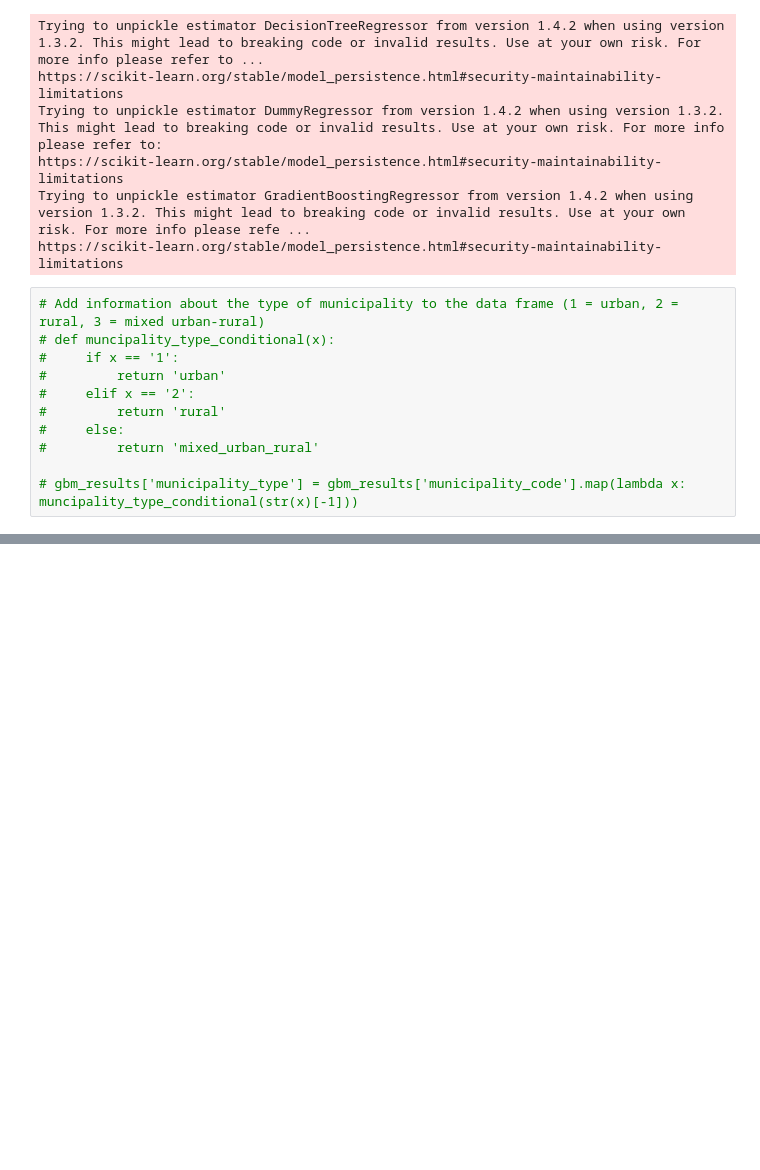
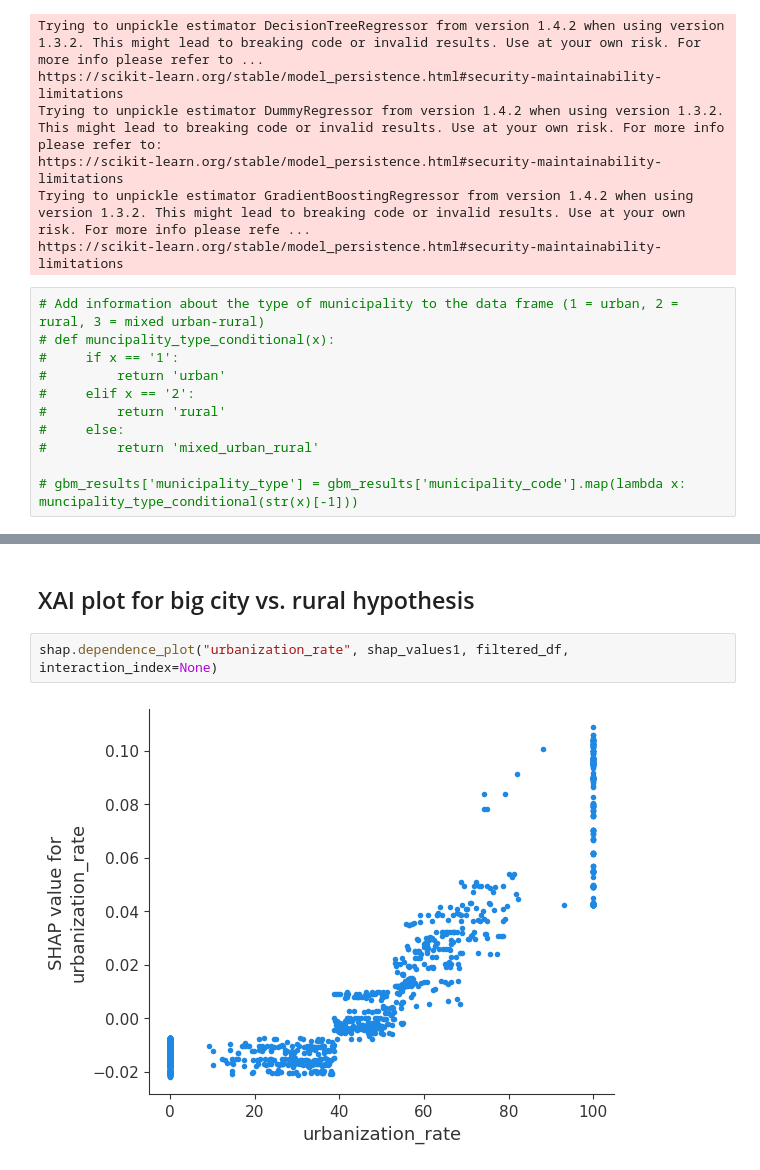
Before and after one commit to jjfrackowiak/WEC2024, a Jupyter notebook: XAI/exploration_notebook.ipynb, the cells around one changed output, grey strips where cells are left out. Drawn from its saved outputs; the diff is of its cells as text; blank space fills up the shorter version.

```diff
--- a/XAI/exploration_notebook.ipynb
+++ b/XAI/exploration_notebook.ipynb
@@ -51,0 +85,6 @@ shap.summary_plot(shap_values, filtered_df)
+# %% [markdown]
+## XAI plot for big city vs. rural hypothesis
+# %%
+shap.dependence_plot("urbanization_rate", shap_values1, filtered_df, interaction_index=None)
+# %% [output]
+[figure, added]
```
Also changed, not shown: parts of 14 cells of this notebook.
